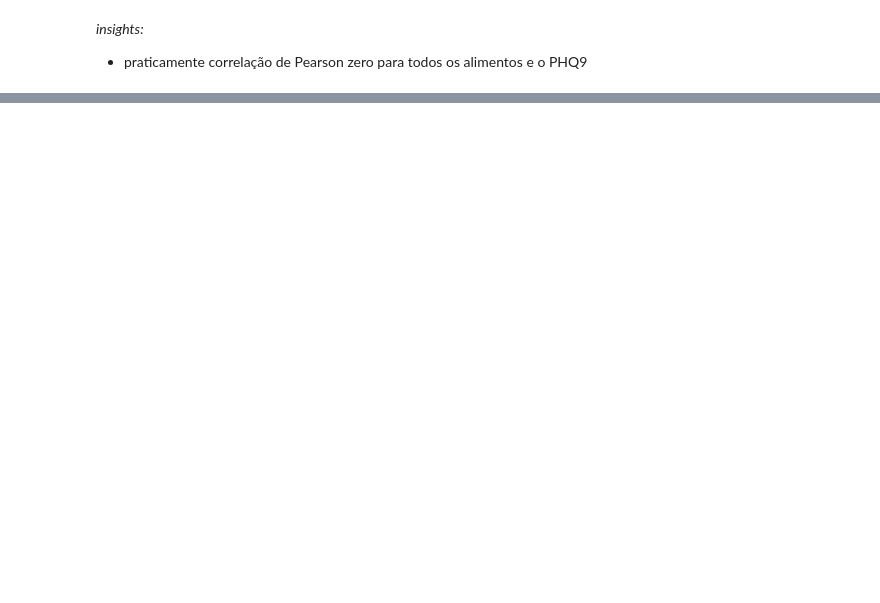
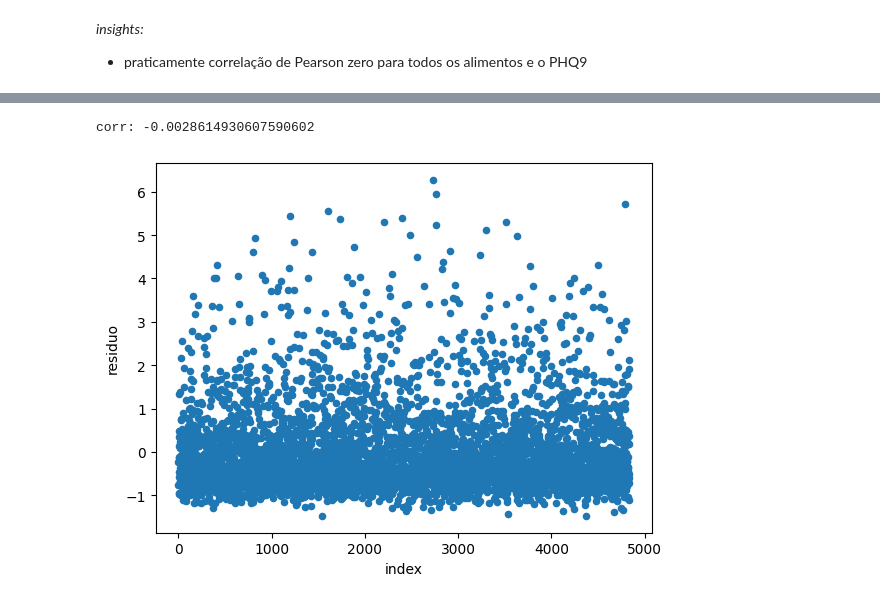
Before and after one commit to richardsantino/EBA-cases, a Jupyter notebook: 9. TCC/1 - depressao.ipynb, the cells around one changed output, grey strips where cells are left out. Drawn from its saved outputs; the diff is of its cells as text; code cells hidden in the pictures; blank space fills up the shorter version.

```diff
--- a/9. TCC/1 - depressao.ipynb
+++ b/9. TCC/1 - depressao.ipynb
@@ -729,0 +749,20 @@ strong multicollinearity or other numerical problems.
+# %%
+# premissa 3: RESIDUO NÃO TEM CORRELAÇÃO COM NENHUMA FEATURE -- OK
+df_rl['residuo'] = res.resid
+
+plt.close('all')
+fig, axs = plt.subplots(8, 5, figsize=(30, 40))
+for i, col in enumerate([col for col in df_rl.columns if 'PHQ9' not in col and 'residuo' not in col]):
+    idy = i//5
+    idx = i%5
+
+    corr = round(df_rl[[col, 'residuo']].corr()['residuo'].values[0], 3)
+
+    axs[idy][idx].scatter(x=df_rl[col], y=df_rl['residuo'])
+    axs[idy][idx].set_title(corr)
+    axs[idy][idx].set_xlabel(col)
+    axs[idy][idx].set_ylabel('Residuo')
+
+print('pearson correlation between residue and...')
+plt.show()
+## OK
@@ -729,0 +772,7 @@ strong multicollinearity or other numerical problems.
+# %%
+# premissa 4: AUSENCIA DE AUTO CORRELAÇÃO NOS RESIDOS -- OK
+print('corr:', df_rl[['residuo']].reset_index().corr().values[0, 1])
+df_rl[['residuo']].reset_index().plot.scatter(x='index', y='residuo');
+# %% [output]
+corr: -0.0028614930607590602
+[figure, added]
```
Also changed, not shown: parts of 14 cells of this notebook.
